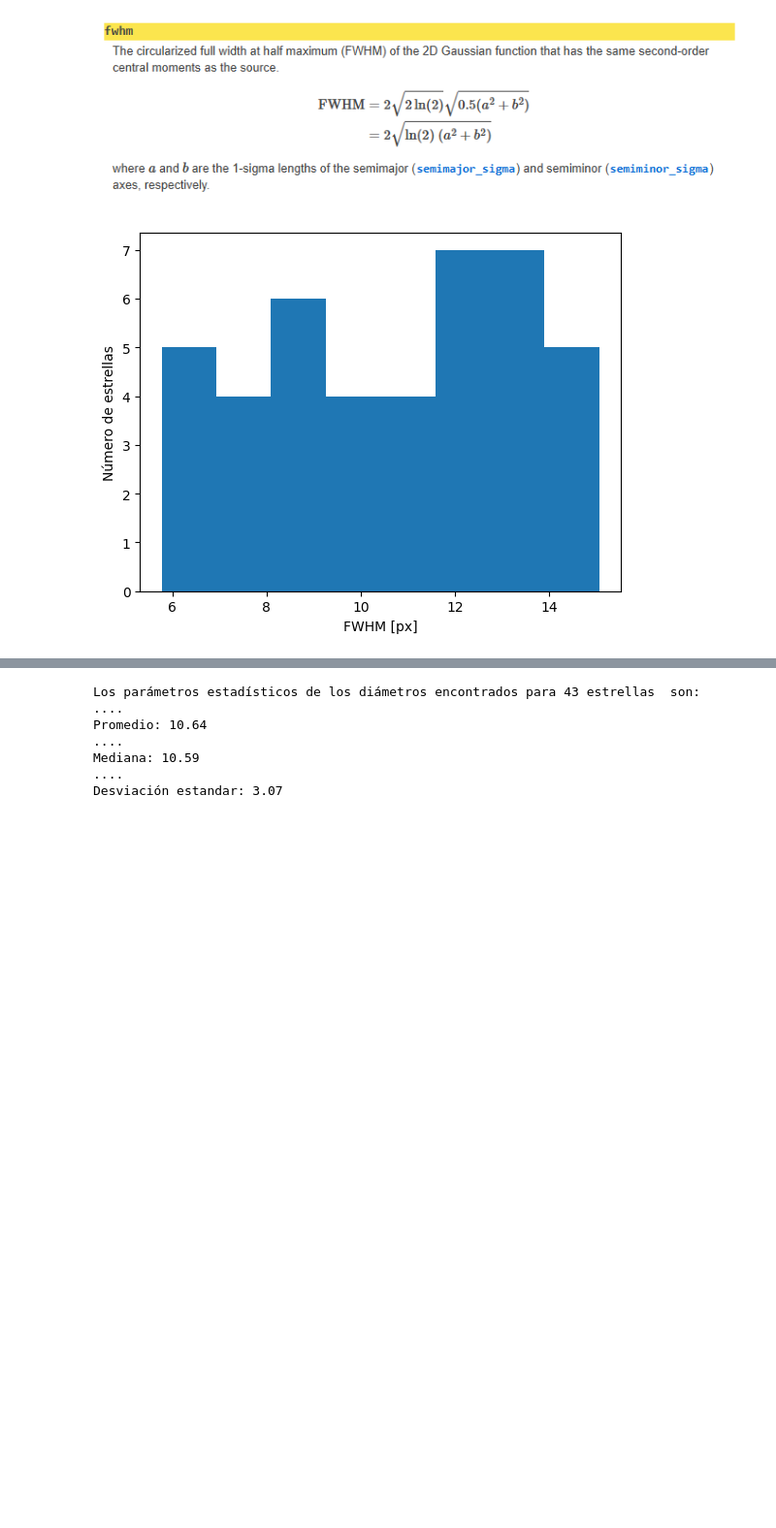
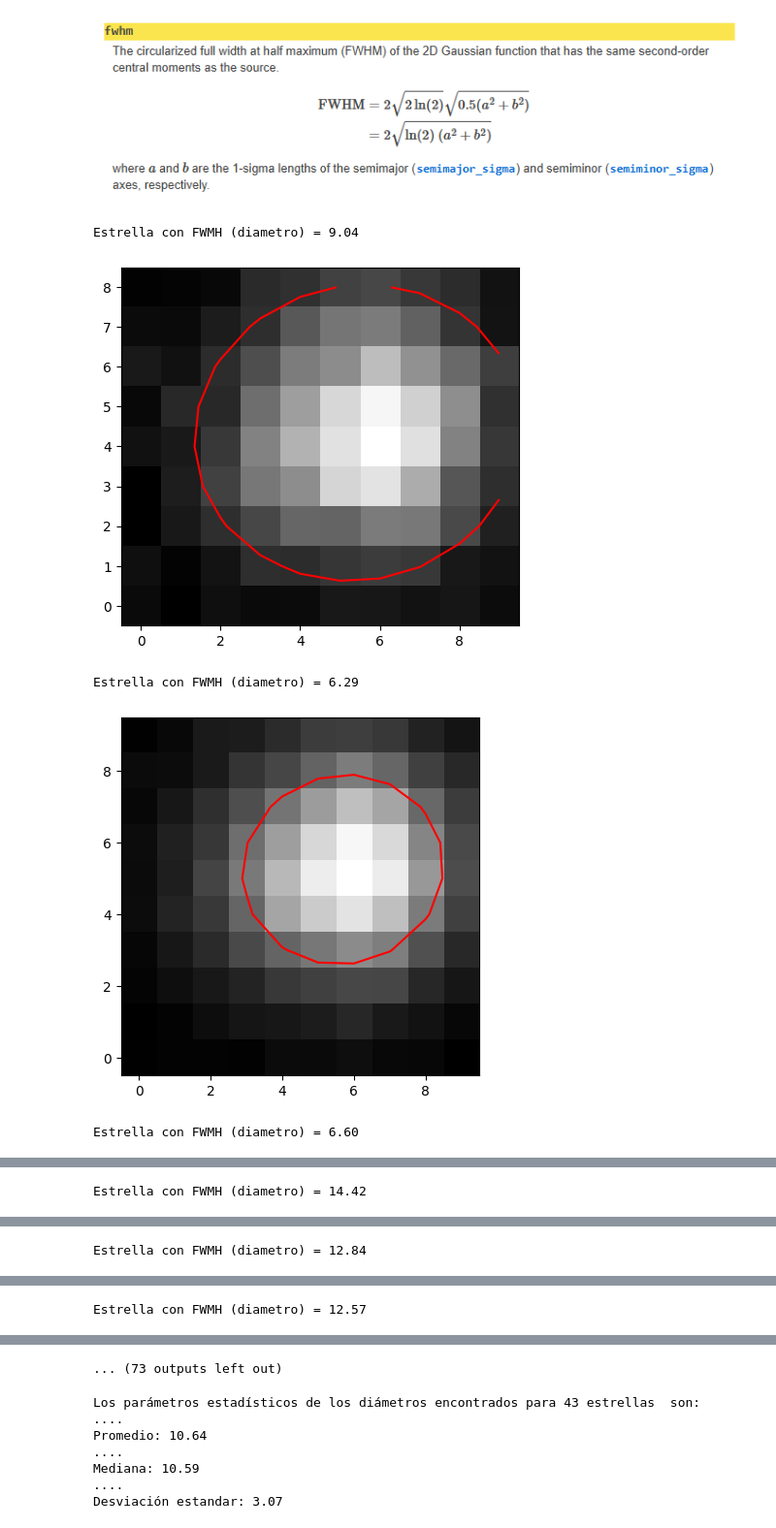
Before and after one commit to juagudeloo/Seeing-OAN, a Jupyter notebook: Eduardo_field_stars_diameter.ipynb, the cells around one changed output, grey strips where cells are left out. Shown at 97% size. Saved outputs shown, nothing was run; the diff lists cells and outputs as text; code cells hidden in the pictures; blank space fills up the shorter version.

```diff
--- a/Eduardo_field_stars_diameter.ipynb
+++ b/Eduardo_field_stars_diameter.ipynb
@@ -144,32 +144,36 @@ for star in stars:
     # Crear las coordenadas (x, y) de la ventana
     yy, xx = np.mgrid[:star_cutout.shape[0], :star_cutout.shape[1]]
 
     # Ajustar una Gaussiana 2D al perfil de la estrella
     initial_guess = models.Gaussian2D(amplitude=np.max(star_cutout), x_mean=size//2, y_mean=size//2, x_stddev=1, y_stddev=1)
     fitted_model = fit_p(initial_guess, xx, yy, star_cutout)
 
     # Obtener los sigma en las direcciones x e y
     sigma_x = fitted_model.x_stddev.value
     sigma_y = fitted_model.y_stddev.value
 
     # Convertir sigma a FWHM
     a =  sigma_x
     b =  sigma_y
     fwhm = 2*np.sqrt(np.log(2)*(a**2 + b**2))
     diameter.append(fwhm)
 
-    """Visualizzar resultado
+    #"""Visualizzar resultado
 
     print(f"Estrella con FWMH (diametro) = {fwhm:.2f}")
     plt.imshow(star_cutout, origin='lower', cmap='gray', interpolation='nearest')
     plt.contour(fitted_model(xx, yy), colors='red', levels=[0.6*np.max(fitted_model(xx, yy))])
     plt.show()
 
     #"""
 
 plt.hist(diameter, bins=8)
 plt.xlabel("FWHM [px]")
 plt.ylabel("Número de estrellas")
 plt.show()
 # %% [output]
+Estrella con FWMH (diametro) = 9.04
-[figure, old version]
+[figure, new version]
+Estrella con FWMH (diametro) = 6.29
+[figure, added]
+Estrella con FWMH (diametro) = 6.60
@@ -175,0 +181 @@ plt.show()
+Estrella con FWMH (diametro) = 14.42
@@ -175,0 +183 @@ plt.show()
+Estrella con FWMH (diametro) = 12.84
@@ -175,0 +185 @@ plt.show()
+Estrella con FWMH (diametro) = 12.57
@@ -176,3 +187,4 @@ plt.show()
+... (73 outputs left out)
 # %%
 # Calcular la media y la desviación estándar del diametro
 mean_d, median_d, std_d = np.mean(diameter), np.median(diameter), mad_std(diameter)
```
Also changed, not shown: parts of 1 cell of this notebook.
